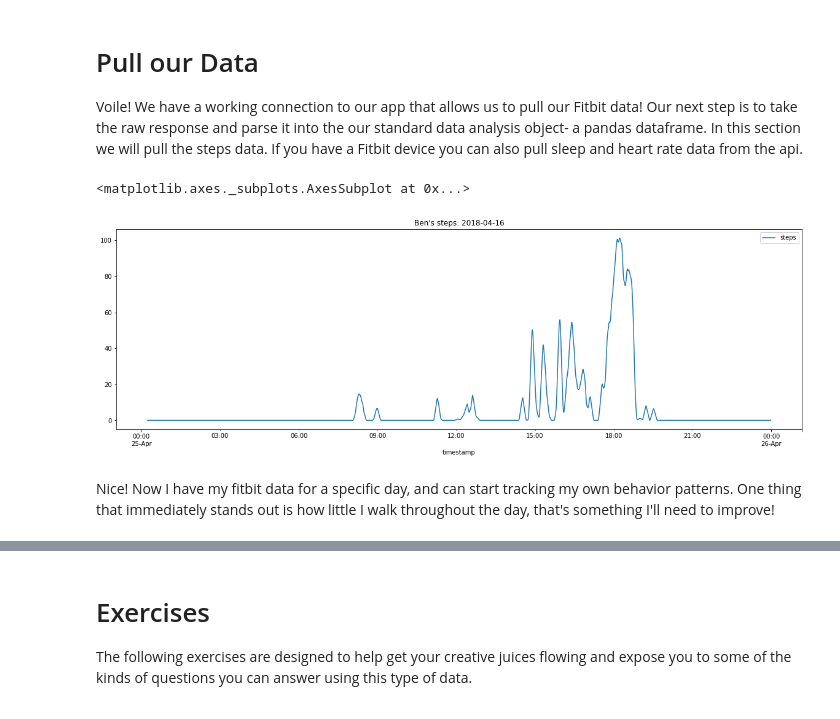
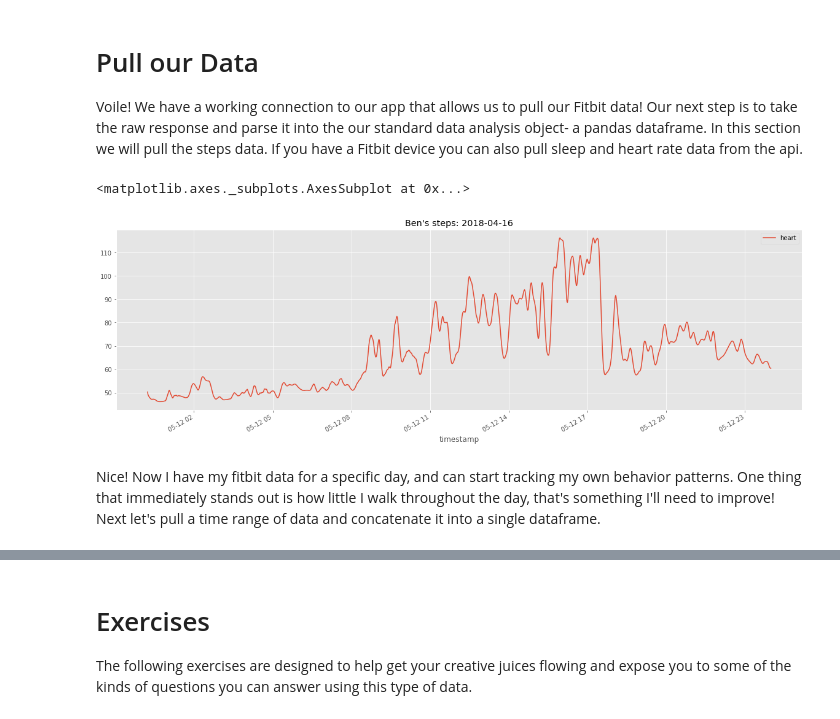
Before and after one commit to evidation-health/EvidationDataScienceModule, a Jupyter notebook: problem_sets/1-Fitbit-Feature-Engineering.ipynb, the cells around one changed output, grey strips where cells are left out. Cells and saved outputs as stored; diff of their text form; code cells hidden in the pictures.

```diff
--- a/problem_sets/1-Fitbit-Feature-Engineering.ipynb
+++ b/problem_sets/1-Fitbit-Feature-Engineering.ipynb
@@ -20,0 +22,4 @@ import matplotlib.pyplot as plt
+# %%
+pd.set_option('max.rows', 100)
+pd.set_option('max.columns', 100)
+plt.style.use('ggplot')
@@ -92,9 +103,15 @@ def pull_date_activity(connection, date_string, endpoint='activities/steps'):
     df.rename(columns={'value': act_type}, inplace=True)
     return df
 # %%
-pull_date_activity(auth2_client, '2018-04-25').rolling(window=15, win_type='triang').mean().plot(figsize=(20, 6), title="Ben's steps: 2018-04-16")
+test_date = pull_date_activity(
+    auth2_client,
+    '2018-05-12',
+    endpoint='activities/heart'
+)
+
+test_date.rolling(window=15, win_type='triang').mean().plot(figsize=(20, 6), title="Ben's steps: 2018-04-16")
 # %% [output]
 <matplotlib.axes._subplots.AxesSubplot at 0x...>
-[figure, old version]
+[figure, new version]
 # %% [markdown]
-Nice! Now I have my fitbit data for a specific day, and can start tracking my own behavior patterns. One thing that immediately stands out is how little I walk throughout the day, that's something I'll need to improve!
+Nice! Now I have my fitbit data for a specific day, and can start tracking my own behavior patterns. One thing that immediately stands out is how little I walk throughout the day, that's something I'll need to improve! Next let's pull a time range of data and concatenate it into a single dataframe.
```
Also changed, not shown: parts of 20 cells of this notebook.
